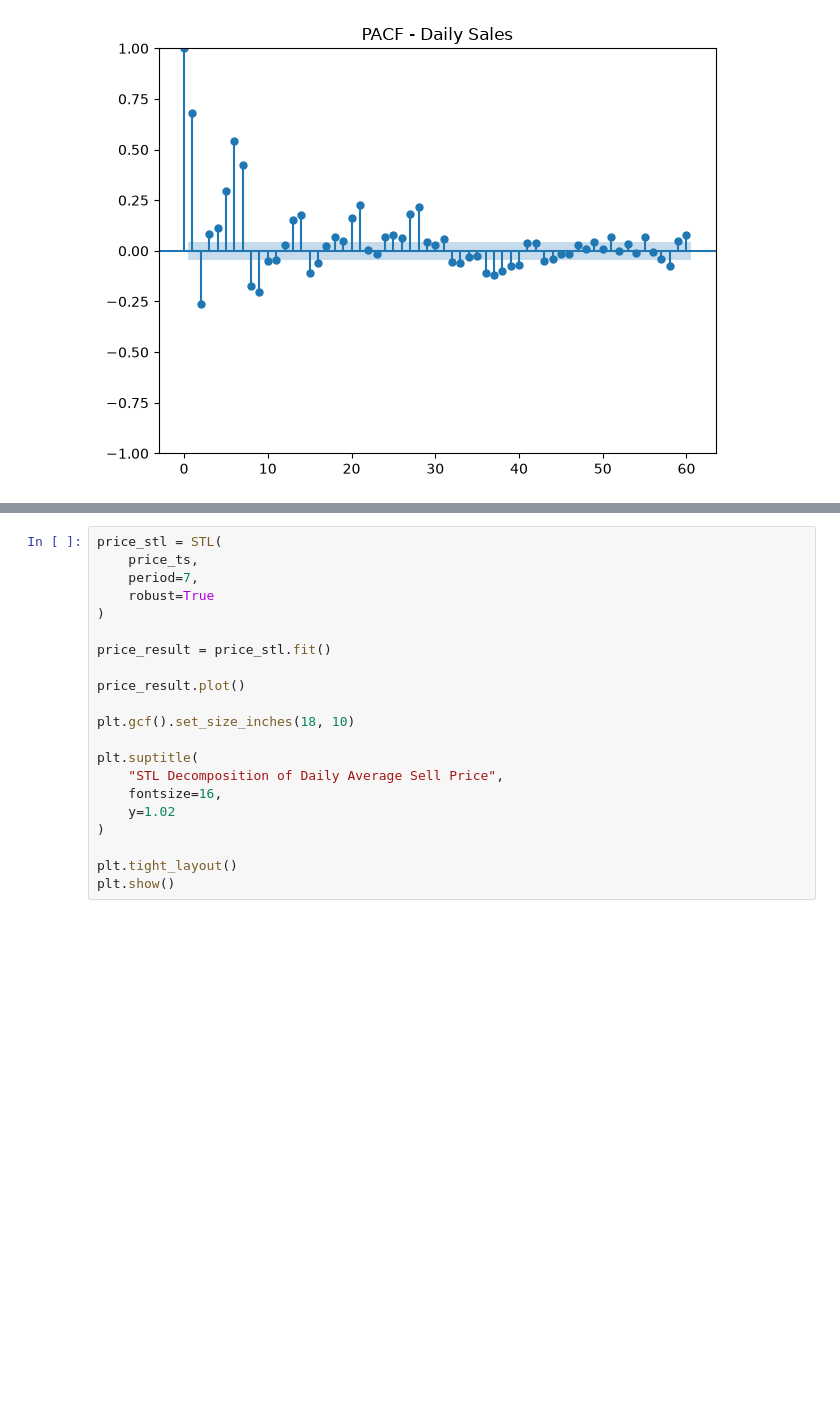
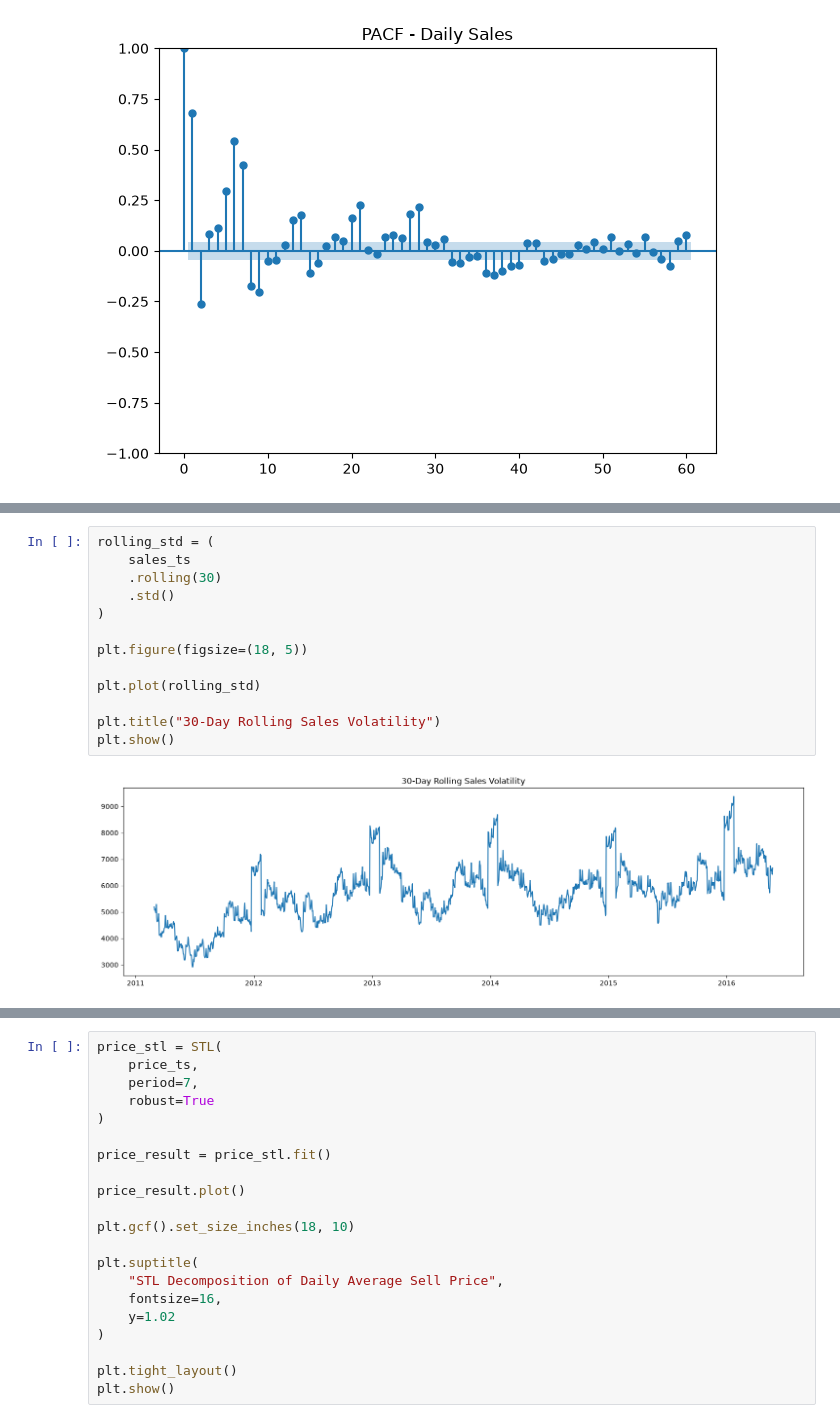
Before and after one commit to Thilokya03/Dynamic-Pricing---Inventory-Forecasting-Engine, a Jupyter notebook: notebooks/2.EDA.ipynb, the cells around one changed output, grey strips where cells are left out. Cells and saved outputs as stored; diff of their text form; blank space fills up the shorter version.

```diff
--- a/notebooks/2.EDA.ipynb
+++ b/notebooks/2.EDA.ipynb
@@ -361,0 +375,15 @@ Series appears non-stationary
+# %%
+rolling_std = (
+    sales_ts
+    .rolling(30)
+    .std()
+)
+
+plt.figure(figsize=(18, 5))
+
+plt.plot(rolling_std)
+
+plt.title("30-Day Rolling Sales Volatility")
+plt.show()
+# %% [output]
+[figure, added]
```
Also changed, not shown: parts of 31 cells of this notebook, 1 other file.
